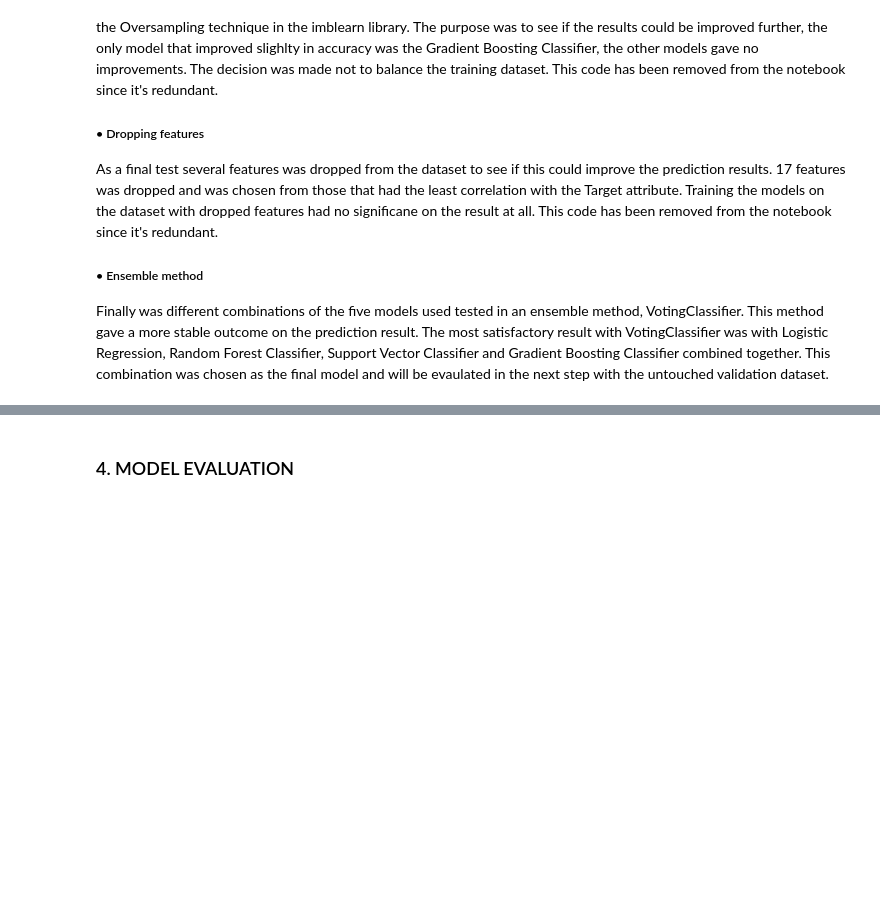
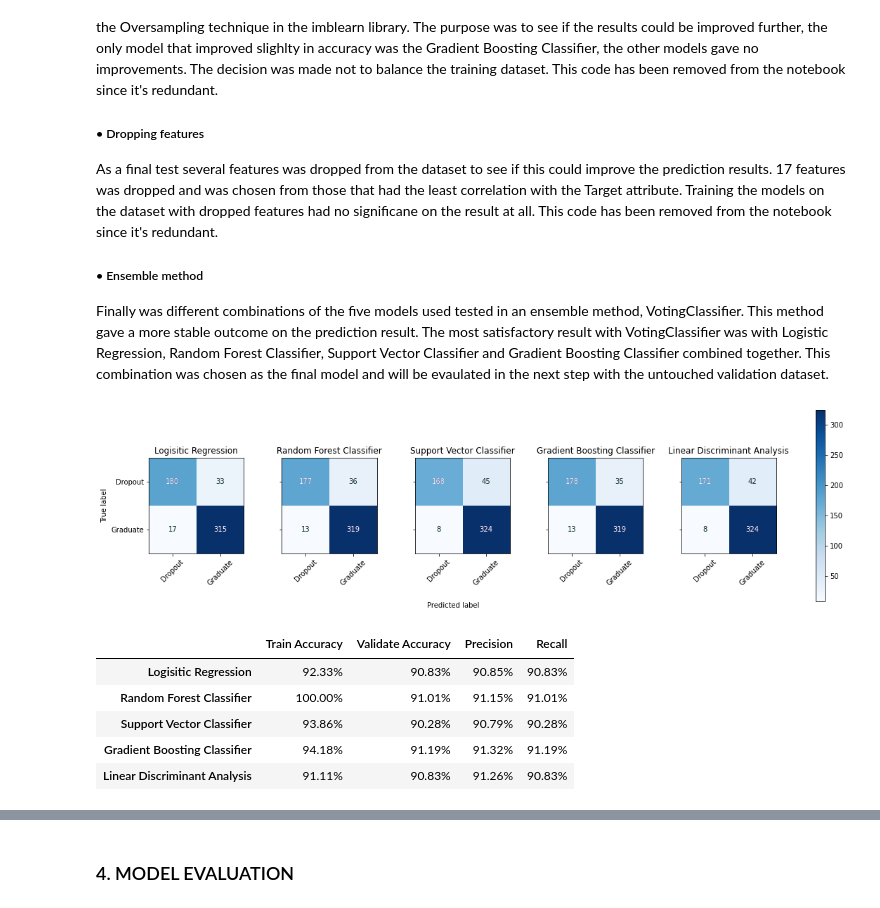
Before and after one commit to LLUhlin/data-science-project, a Jupyter notebook: student_final.ipynb, the cells around one changed output, grey strips where cells are left out. Drawn from its saved outputs; the diff is of its cells as text; code cells hidden in the pictures; blank space fills up the shorter version.

```diff
--- a/student_final.ipynb
+++ b/student_final.ipynb
@@ -322 +342,50 @@ from sklearn.discriminant_analysis import LinearDiscriminantAnalysis
+# %%
+def train_models_multiple_clf(clf):
+    f, axes = plt.subplots(1, 5, figsize=(20, 5), sharey='row')
+    target_list = df2['Target'].unique()
+    result = pd.DataFrame(columns = ['Train Accuracy','Validate Accuracy','Precision', 'Recall'])
+
+    for i, (mdl, clf) in enumerate(clf.items()):
+        y_pred_val = clf.fit(X_train_scaled, y_train).predict(X_val_scaled)
+        y_pred_train = clf.predict(X_train_scaled)
+        acctrain = round(accuracy_score(y_train, y_pred_train), 4)
+        accval = round(accuracy_score(y_val, y_pred_val), 4)
+        prec = round(precision_score(y_val, y_pred_val, average='weighted'), 4)
+        rec = round(recall_score(y_val, y_pred_val, average='weighted'), 4)
+        new_row = pd.DataFrame({'Train Accuracy':acctrain, 'Validate Accuracy':accval, 'Precision':prec, 'Recall':rec},
+                            index=[mdl])
+        result = pd.concat([result, new_row], axis=0)
+        cm = ConfusionMatrixDisplay.from_estimator(clf,
+                                                X_val_scaled,
+                                                y_val,
+                                                display_labels=target_list,
+                                                ax=axes[i],
+                                                colorbar=False)
+        cm.plot(ax=axes[i], xticks_rotation=45, cmap=plt.cm.Blues,values_format='g')
+        cm.ax_.set_title(mdl)
+        cm.im_.colorbar.remove()
+        cm.ax_.set_xlabel('')
+        if i!=0:
+            cm.ax_.set_ylabel('')
+
+    f.text(0.4, 0.1, 'Predicted label', ha='left')
+    plt.subplots_adjust(wspace=0.40, hspace=0.1)
+
+    f.colorbar(cm.im_, ax=axes)
+    plt.show()
+
+    #result.style.background_gradient(cmap=sns.light_palette("blue", as_cmap=True))
+    display(result.style.format('{:.2%}'))
+# %%
+# Training the models and displaying the result
+
+train_models_multiple_clf(clf_dict)
+# %% [output]
+[figure, added]
+|  | Train Accuracy | Validate Accuracy | Precision | Recall |
+| Logisitic Regression | 92.33% | 90.83% | 90.85% | 90.83% |
+| Random Forest Classifier | 100.00% | 91.01% | 91.15% | 91.01% |
+| Support Vector Classifier | 93.86% | 90.28% | 90.79% | 90.28% |
+| Gradient Boosting Classifier | 94.18% | 91.19% | 91.32% | 91.19% |
+| Linear Discriminant Analysis | 91.11% | 90.83% | 91.26% | 90.83% |
 # %%
```
Also changed, not shown: parts of 29 cells of this notebook, 1 other file.
